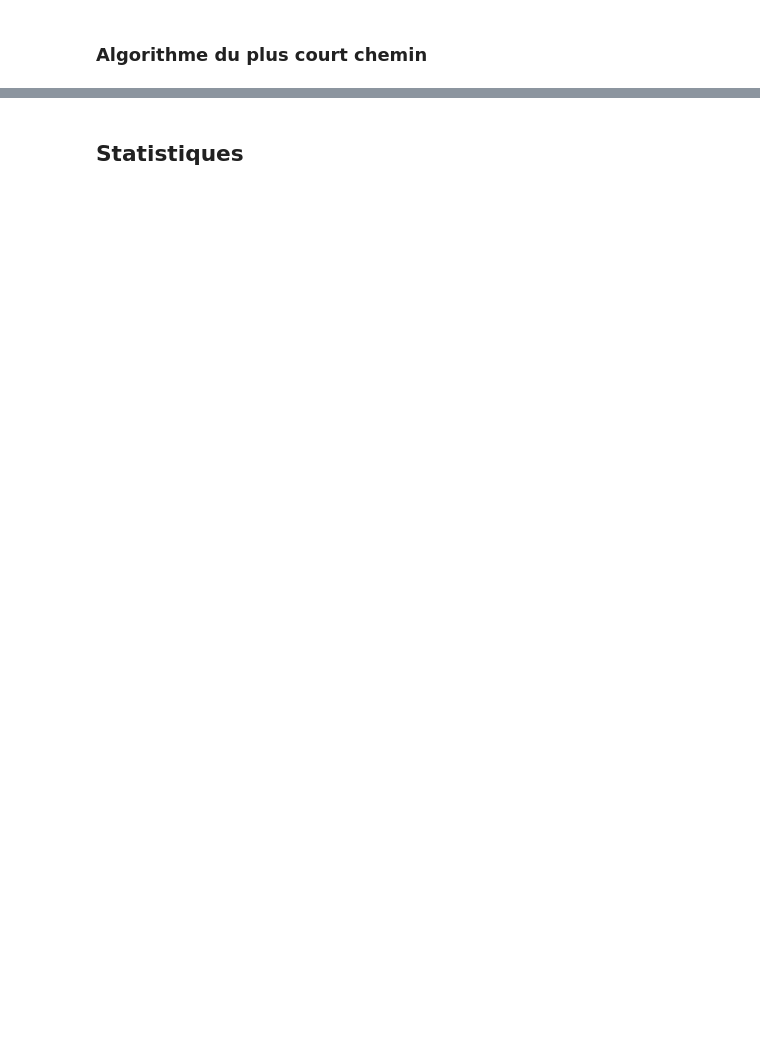
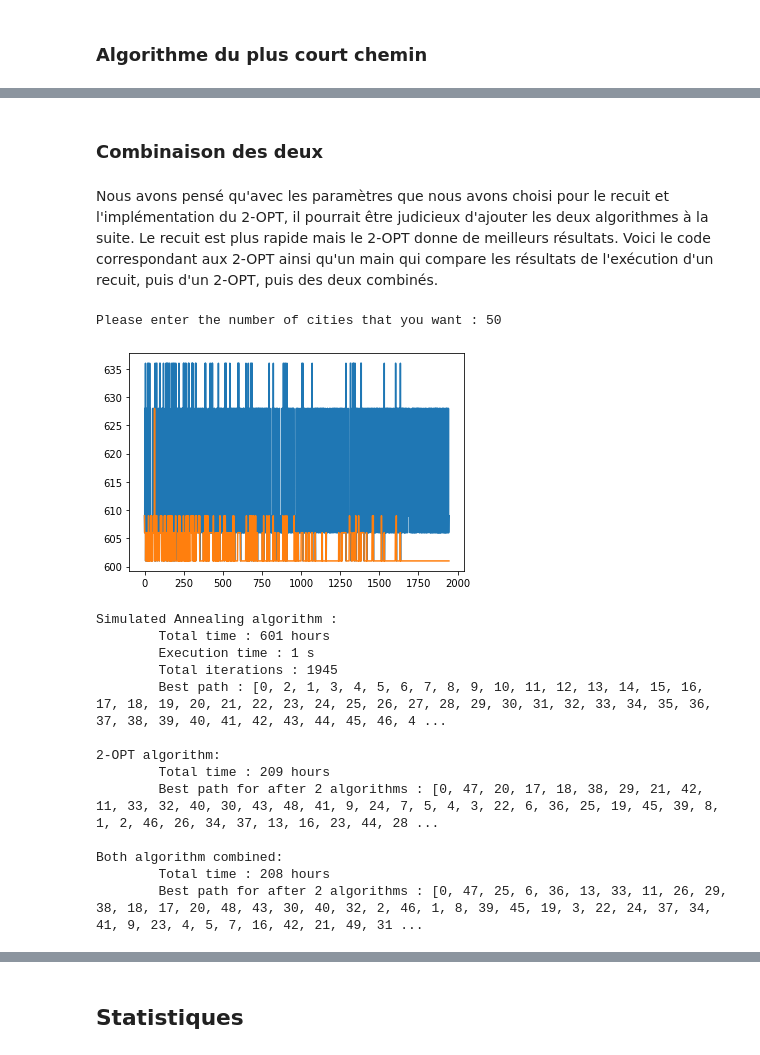
Before and after one commit to MaximeNeuville/Data-Project-A3, a Jupyter notebook: Notebook Projet.ipynb, the cells around one changed output, grey strips where cells are left out. Drawn from its saved outputs; the diff is of its cells as text; code cells hidden in the pictures; blank space fills up the shorter version.

```diff
--- a/Notebook Projet.ipynb
+++ b/Notebook Projet.ipynb
@@ -271,0 +490,74 @@ Le graphique nous montre le poids du chemin testé et retenue tout au long de l'
+# %% [markdown]
+<h3>Combinaison des deux</h3>
+# %% [markdown]
+Nous avons pensé qu'avec les paramètres que nous avons choisi pour le recuit et l'implémentation du 2-OPT, il pourrait être judicieux d'ajouter les deux algorithmes à la suite. Le recuit est plus rapide mais le 2-OPT donne de meilleurs résultats. Voici le code correspondant aux 2-OPT ainsi qu'un main qui compare les résultats de l'exécution d'un recuit, puis d'un 2-OPT, puis des deux combinés.
+# %%
+def cost_change(cost_mat, n1, n2, n3, n4):
+    return cost_mat[n1][n3] + cost_mat[n2][n4] - cost_mat[n1][n2] - cost_mat[n3][n4]
+
+
+def two_opt(route, cost_mat):
+
+    start_time = time.time()
+    best = route
+    improved = True
+    while improved:
+        improved = False
+        for i in range(1, len(route) - 2):
+            for j in range(i + 1, len(route)):
+                if j - i == 1:
+                    continue
+                if cost_change(cost_mat, best[i - 1], best[i], best[j - 1], best[j]) < 0:
+                    best[i:j] = best[j - 1:i - 1:-1]
+                    improved = True
+        route = best
+
+    # calculate wheight of best route
+    route_wheight = x = 0
+
+    for i in range(0, len(best)):
+        route_wheight = route_wheight + cost_mat[x][best[i]]
+        x = best[i]
+
+    nb_city = len(cost_mat)
+    clock = time.time() - start_time
+
+    return [nb_city, clock, route_wheight, best]
+
+if __name__ == '__main__':
+    cityNumber = input("Please enter the number of cities that you want : ")
+    mat = random_symmetric_matrix(cityNumber)
+    datas = simulated_annealingPolyvalent(mat)
+    matList = list(mat)
+
+    # with a random path
+    init_route = list(range(int(cityNumber)))
+    bad_route = two_opt(init_route, matList)
+
+    print("\n2-OPT algorithm:")
+    print("\tTotal time : %d hours" % bad_route[2])
+    print("\tBest path for after 2 algorithms : %s" % bad_route[3])
+
+    # with an optimized path
+
+    best_route = two_opt(datas[0], matList)
+
+    print("\nBoth algorithm combined:")
+    print("\tTotal time : %d hours" % best_route[2])
+    print("\tBest path for after 2 algorithms : %s" % best_route[3])
+# %% [output]
+Please enter the number of cities that you want : 50
+[figure, added]
+Simulated Annealing algorithm :
+        Total time : 601 hours
+        Execution time : 1 s
+        Total iterations : 1945
+        Best path : [0, 2, 1, 3, 4, 5, 6, 7, 8, 9, 10, 11, 12, 13, 14, 15, 16, 17, 18, 19, 20, 21, 22, 23, 24, 25, 26, 27, 28, 29, 30, 31, 32, 33, 34, 35, 36, 37, 38, 39, 40, 41, 42, 43, 44, 45, 46, 4 ...
+
+2-OPT algorithm:
+        Total time : 209 hours
+        Best path for after 2 algorithms : [0, 47, 20, 17, 18, 38, 29, 21, 42, 11, 33, 32, 40, 30, 43, 48, 41, 9, 24, 7, 5, 4, 3, 22, 6, 36, 25, 19, 45, 39, 8, 1, 2, 46, 26, 34, 37, 13, 16, 23, 44, 28 ...
+
+Both algorithm combined:
+        Total time : 208 hours
+        Best path for after 2 algorithms : [0, 47, 25, 6, 36, 13, 33, 11, 26, 29, 38, 18, 17, 20, 48, 43, 30, 40, 32, 2, 46, 1, 8, 39, 45, 19, 3, 22, 24, 37, 34, 41, 9, 23, 4, 5, 7, 16, 42, 21, 49, 31 ...
```
Also changed, not shown: parts of 40 cells of this notebook.
